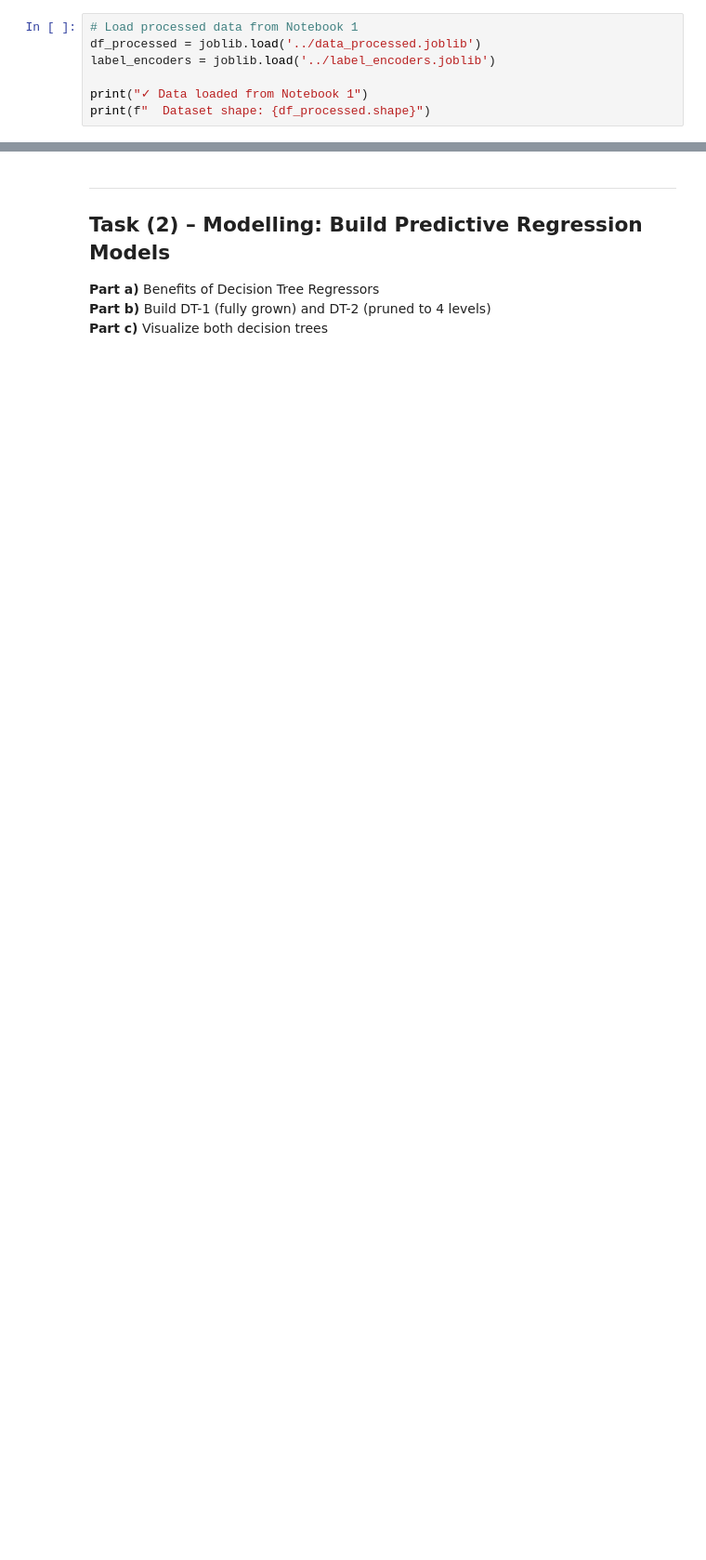
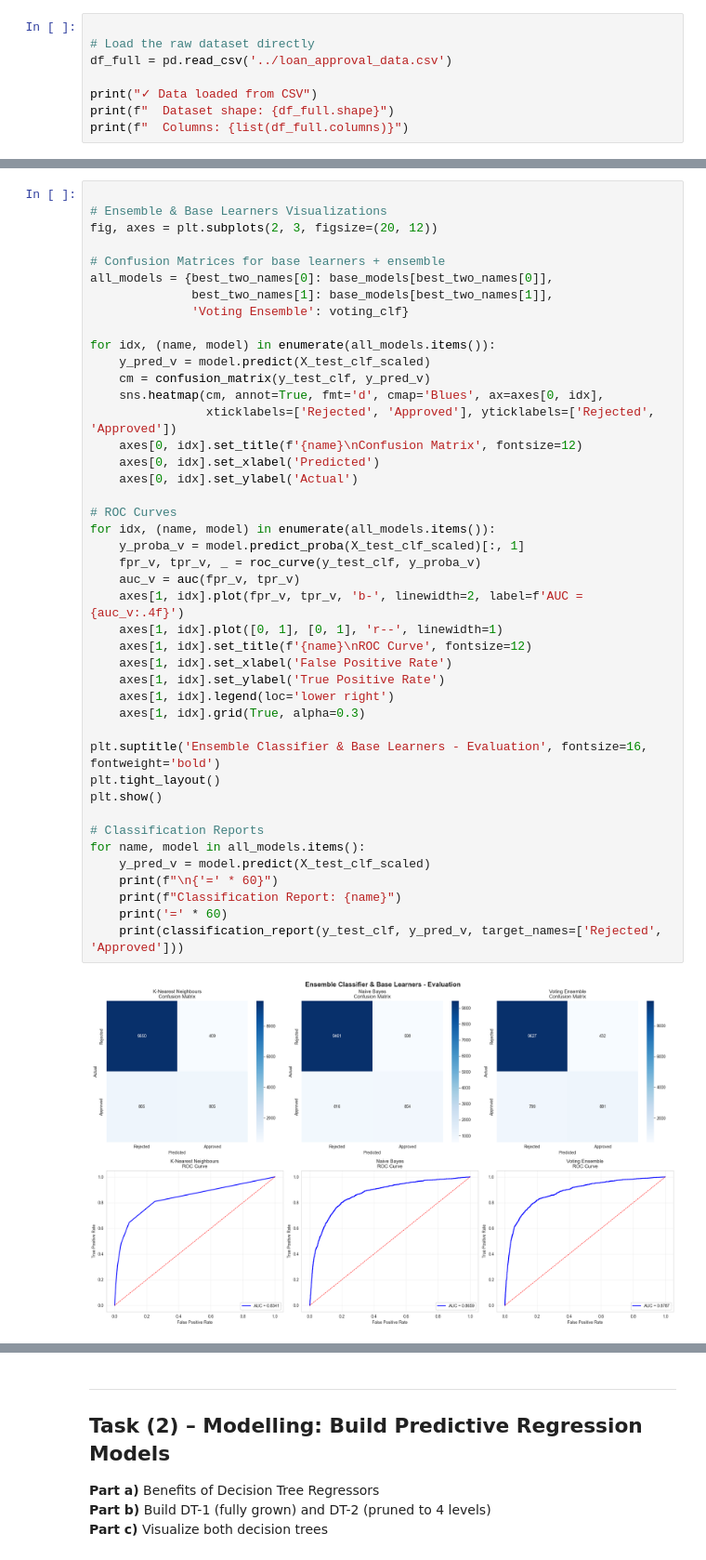
Before and after one commit to SudamPabasara/ML-DM_CW_w2120678, a Jupyter notebook: notebooks/Notebook_3_Regression_Modelling.ipynb, the cells around one changed output, grey strips where cells are left out. Shown at 93% size. Drawn from its saved outputs; the diff is of its cells as text; blank space fills up the shorter version.

```diff
--- a/notebooks/Notebook_3_Regression_Modelling.ipynb
+++ b/notebooks/Notebook_3_Regression_Modelling.ipynb
@@ -59,7 +89,8 @@ print("✓ All libraries imported successfully")
 # %%
-# Load processed data from Notebook 1
-df_processed = joblib.load('../data_processed.joblib')
-label_encoders = joblib.load('../label_encoders.joblib')
 
-print("✓ Data loaded from Notebook 1")
-print(f"  Dataset shape: {df_processed.shape}")
+# Load the raw dataset directly
+df_full = pd.read_csv('../loan_approval_data.csv')
+
+print("✓ Data loaded from CSV")
+print(f"  Dataset shape: {df_full.shape}")
+print(f"  Columns: {list(df_full.columns)}")
@@ -65,0 +243,45 @@ print(f"  Dataset shape: {df_processed.shape}")
+# %%
+
+# Ensemble & Base Learners Visualizations
+fig, axes = plt.subplots(2, 3, figsize=(20, 12))
+
+# Confusion Matrices for base learners + ensemble
+all_models = {best_two_names[0]: base_models[best_two_names[0]],
+              best_two_names[1]: base_models[best_two_names[1]],
+              'Voting Ensemble': voting_clf}
+
+for idx, (name, model) in enumerate(all_models.items()):
+    y_pred_v = model.predict(X_test_clf_scaled)
+    cm = confusion_matrix(y_test_clf, y_pred_v)
+    sns.heatmap(cm, annot=True, fmt='d', cmap='Blues', ax=axes[0, idx],
+                xticklabels=['Rejected', 'Approved'], yticklabels=['Rejected', 'Approved'])
+    axes[0, idx].set_title(f'{name}\nConfusion Matrix', fontsize=12)
+    axes[0, idx].set_xlabel('Predicted')
+    axes[0, idx].set_ylabel('Actual')
+
+# ROC Curves
+for idx, (name, model) in enumerate(all_models.items()):
+    y_proba_v = model.predict_proba(X_test_clf_scaled)[:, 1]
+    fpr_v, tpr_v, _ = roc_curve(y_test_clf, y_proba_v)
+    auc_v = auc(fpr_v, tpr_v)
+    axes[1, idx].plot(fpr_v, tpr_v, 'b-', linewidth=2, label=f'AUC = {auc_v:.4f}')
+    axes[1, idx].plot([0, 1], [0, 1], 'r--', linewidth=1)
+    axes[1, idx].set_title(f'{name}\nROC Curve', fontsize=12)
+    axes[1, idx].set_xlabel('False Positive Rate')
+    axes[1, idx].set_ylabel('True Positive Rate')
+    axes[1, idx].legend(loc='lower right')
+    axes[1, idx].grid(True, alpha=0.3)
+
+plt.suptitle('Ensemble Classifier & Base Learners - Evaluation', fontsize=16, fontweight='bold')
+plt.tight_layout()
+plt.show()
+
+# Classification Reports
+for name, model in all_models.items():
+    y_pred_v = model.predict(X_test_clf_scaled)
+    print(f"\n{'=' * 60}")
+    print(f"Classification Report: {name}")
+    print('=' * 60)
+    print(classification_report(y_test_clf, y_pred_v, target_names=['Rejected', 'Approved']))
+# %% [output]
+[figure, added]
```
Also changed, not shown: parts of 33 cells of this notebook, 27 other files.
